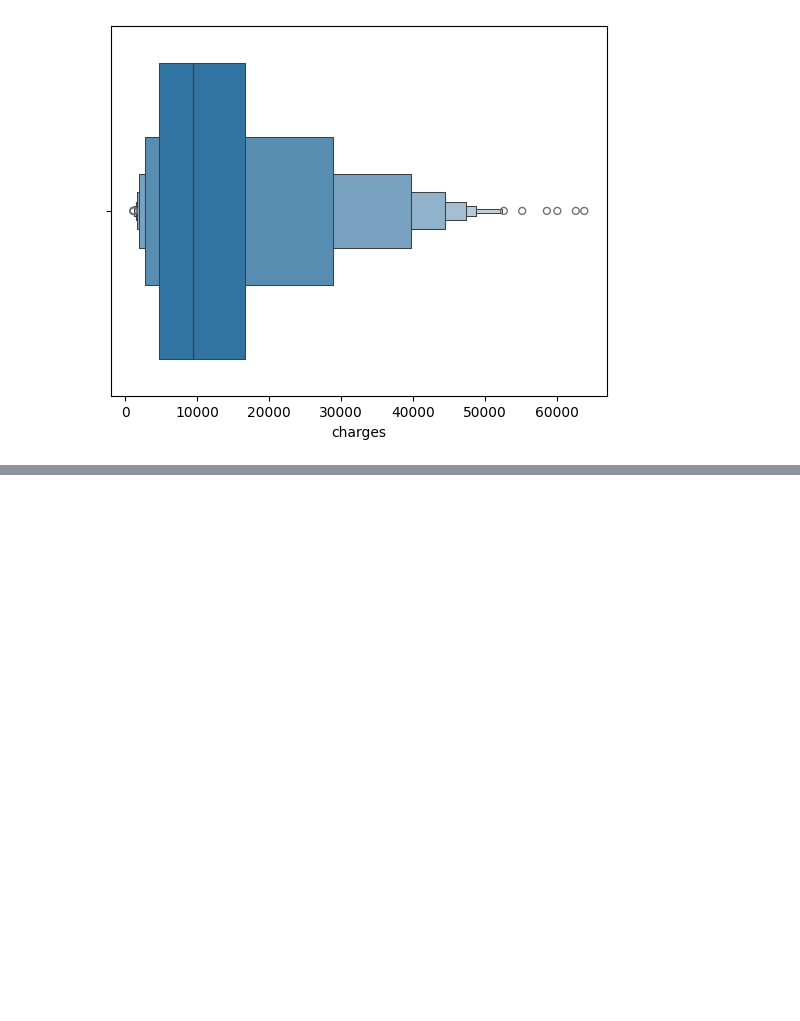
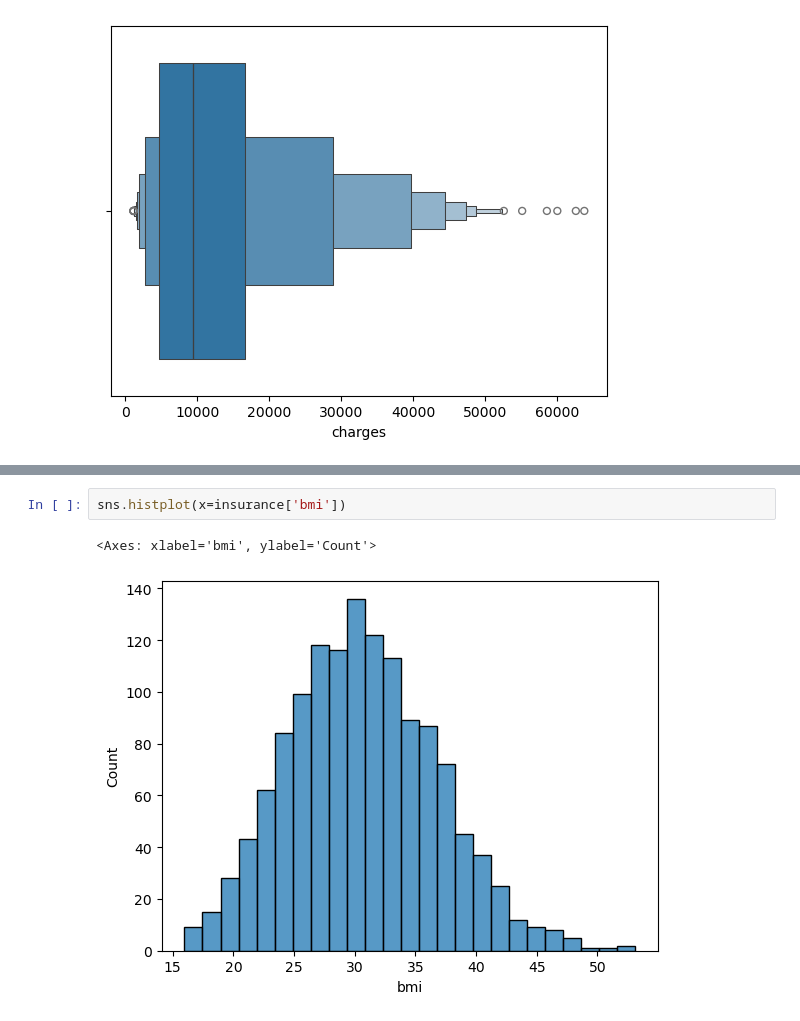
Before and after one commit to tania-saburova/data_analytics, a Jupyter notebook: Regression/Regression.ipynb, the cells around one changed output, grey strips where cells are left out. Saved outputs shown, nothing was run; the diff lists cells and outputs as text; blank space fills up the shorter version.

```diff
--- a/Regression/Regression.ipynb
+++ b/Regression/Regression.ipynb
@@ -45,0 +51,5 @@ sns.boxenplot(x=insurance['charges'])
+# %%
+sns.histplot(x=insurance['bmi'])
+# %% [output]
+<Axes: xlabel='bmi', ylabel='Count'>
+[figure, added]
```
Also changed, not shown: parts of 4 cells of this notebook, 5 other files.
